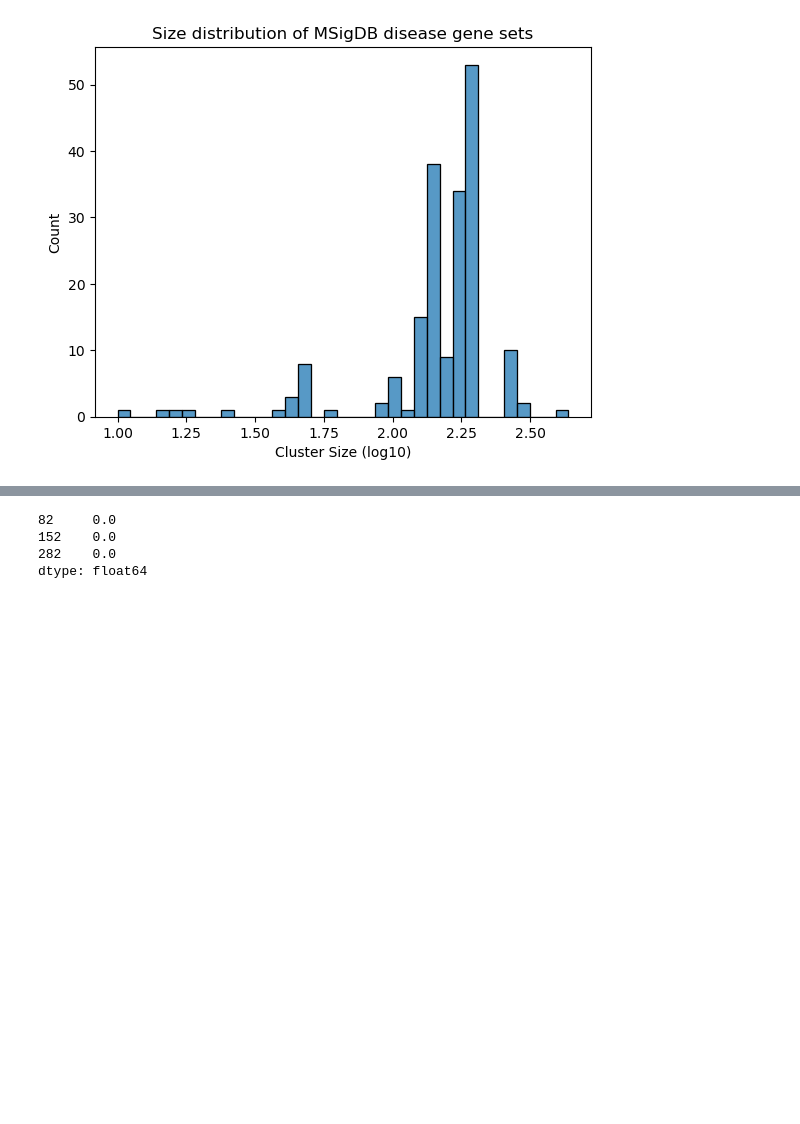
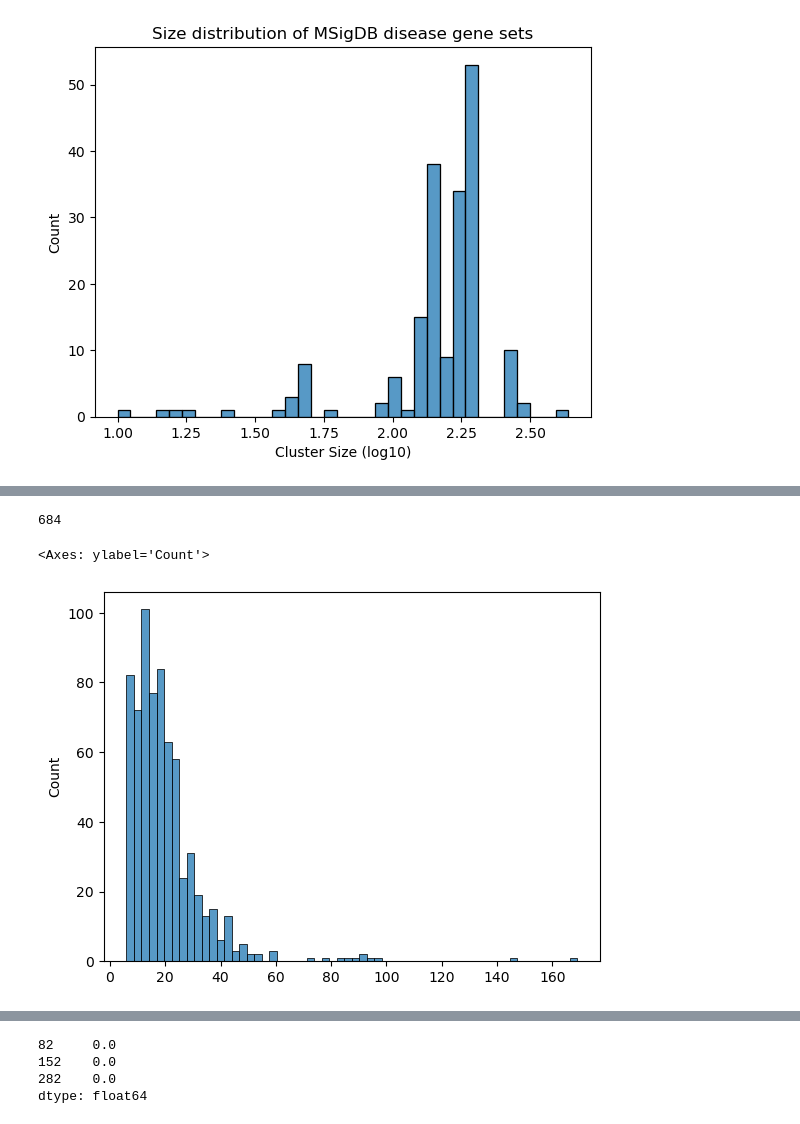
Before and after one commit to ViHoller/regulomeClustering, a Jupyter notebook: analyse_clusters.ipynb, the cells around one changed output, grey strips where cells are left out. Cells and saved outputs as stored; diff of their text form; code cells hidden in the pictures; blank space fills up the shorter version.

```diff
--- a/analyse_clusters.ipynb
+++ b/analyse_clusters.ipynb
@@ -116,0 +148,8 @@ CCSs = calculate_CCS(msigdb_c3_tft_clust)
+# %%
+sizes = [len(cluster[2]) for cluster in msigdb_c3_tft_clust[15][0.01][0].values()]
+print(len([size for size in sizes if size > 5]))
+sns.histplot([size for size in sizes if size > 5])
+# %% [output]
+684
+<Axes: ylabel='Count'>
+[figure, added]
```
Also changed, not shown: parts of 8 cells of this notebook, 3 other files.
